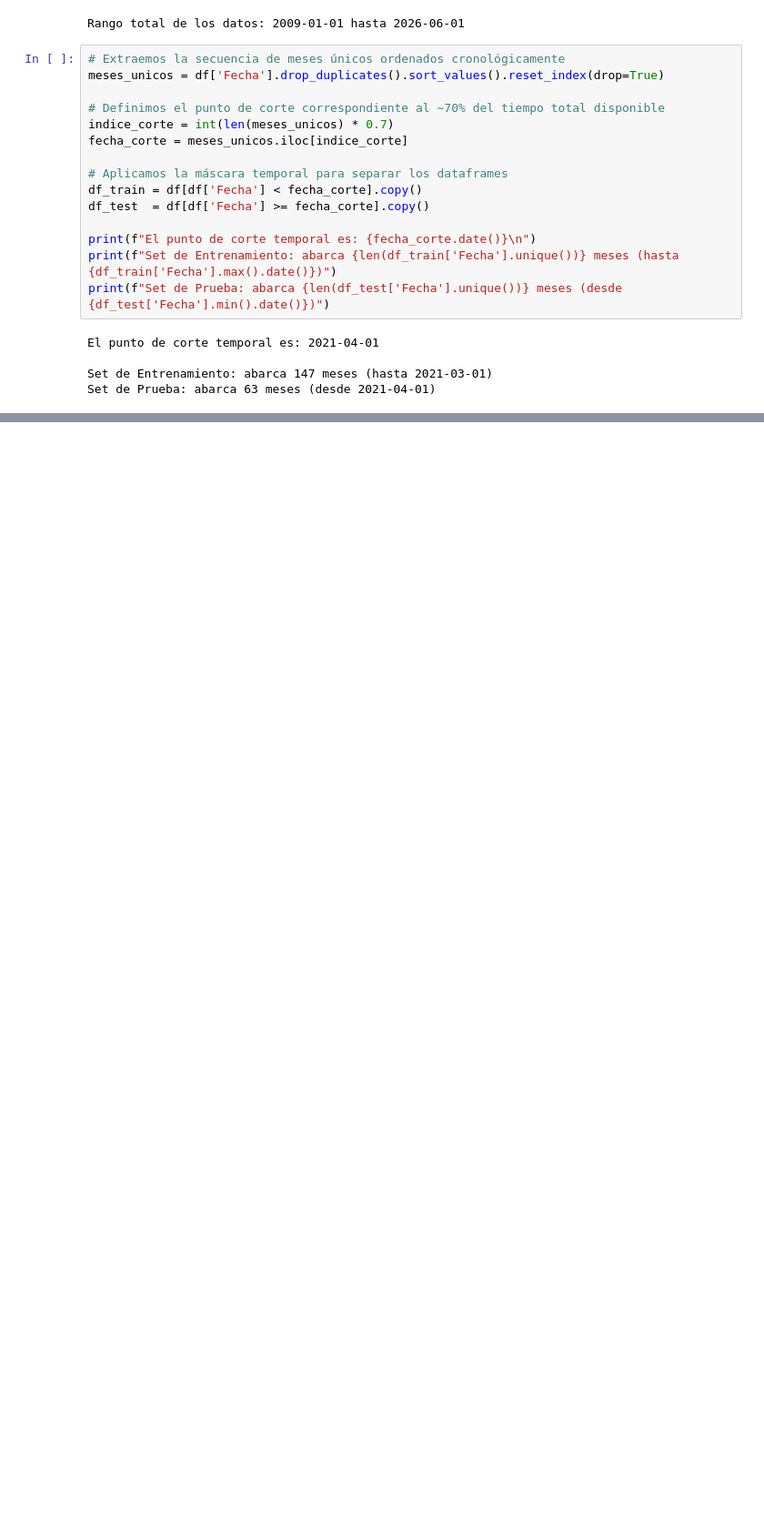
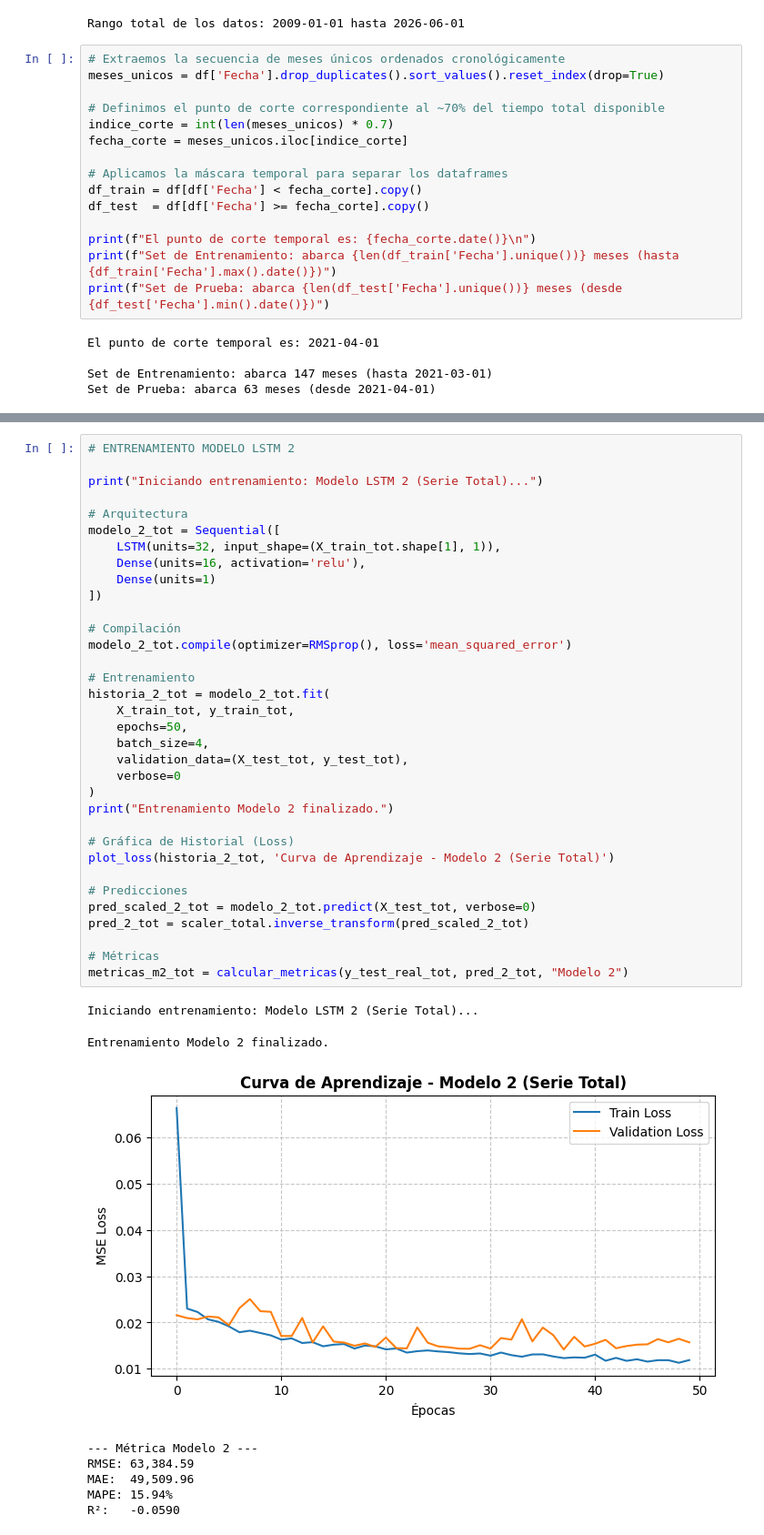
Before and after one commit to GAOV314/Laboratorio2_DataScience, a Jupyter notebook: LSTM_deepLearning.ipynb, the cells around one changed output, grey strips where cells are left out. Shown at 91% size. Drawn from its saved outputs; the diff is of its cells as text; blank space fills up the shorter version.

```diff
--- a/LSTM_deepLearning.ipynb
+++ b/LSTM_deepLearning.ipynb
@@ -313,0 +402,43 @@ Evidencia Numérica (Alto margen de error): El modelo LSTM obtuvo un RMSE de 103
+# %%
+# ENTRENAMIENTO MODELO LSTM 2
+
+print("Iniciando entrenamiento: Modelo LSTM 2 (Serie Total)...")
+
+# Arquitectura
+modelo_2_tot = Sequential([
+    LSTM(units=32, input_shape=(X_train_tot.shape[1], 1)),
+    Dense(units=16, activation='relu'),
+    Dense(units=1)
+])
+
+# Compilación
+modelo_2_tot.compile(optimizer=RMSprop(), loss='mean_squared_error')
+
+# Entrenamiento
+historia_2_tot = modelo_2_tot.fit(
+    X_train_tot, y_train_tot,
+    epochs=50,
+    batch_size=4,
+    validation_data=(X_test_tot, y_test_tot),
+    verbose=0
+)
+print("Entrenamiento Modelo 2 finalizado.")
+
+# Gráfica de Historial (Loss)
+plot_loss(historia_2_tot, 'Curva de Aprendizaje - Modelo 2 (Serie Total)')
+
+# Predicciones
+pred_scaled_2_tot = modelo_2_tot.predict(X_test_tot, verbose=0)
+pred_2_tot = scaler_total.inverse_transform(pred_scaled_2_tot)
+
+# Métricas
+metricas_m2_tot = calcular_metricas(y_test_real_tot, pred_2_tot, "Modelo 2")
+# %% [output]
+Iniciando entrenamiento: Modelo LSTM 2 (Serie Total)...
+Entrenamiento Modelo 2 finalizado.
+[figure, added]
+--- Métrica Modelo 2 ---
+RMSE: 63,384.59
+MAE:  49,509.96
+MAPE: 15.94%
+R²:   -0.0590
```
Also changed, not shown: parts of 49 cells of this notebook.
